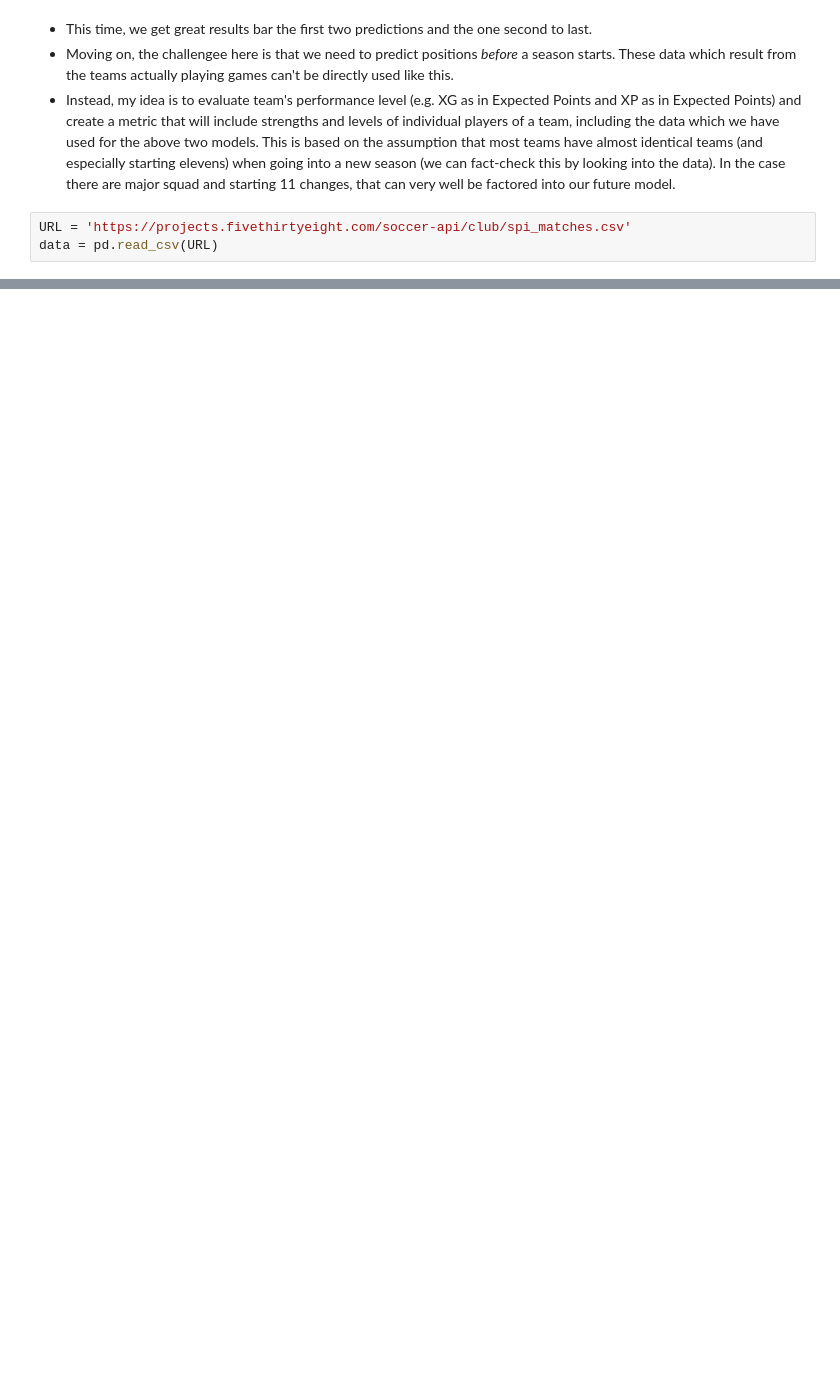
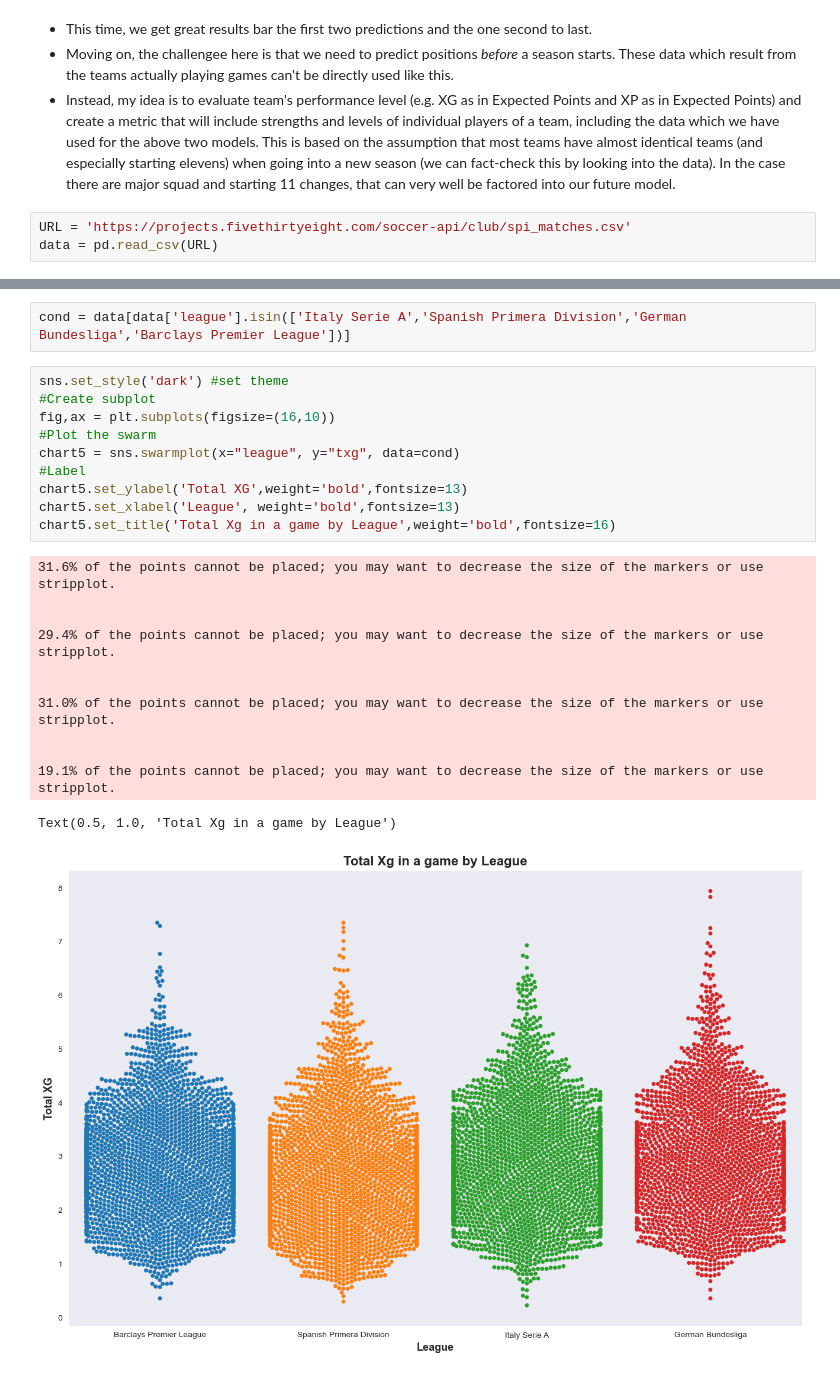
Before and after one commit to jasonkyungkim/pl_prediction, a Jupyter notebook: pl_stadings.ipynb, the cells around one changed output, grey strips where cells are left out. Drawn from its saved outputs; the diff is of its cells as text; blank space fills up the shorter version.

```diff
--- a/pl_stadings.ipynb
+++ b/pl_stadings.ipynb
@@ -246,0 +276,25 @@ Name: 60000, dtype: object
+# %%
+cond = data[data['league'].isin(['Italy Serie A','Spanish Primera Division','German Bundesliga','Barclays Premier League'])]
+# %%
+sns.set_style('dark') #set theme
+#Create subplot
+fig,ax = plt.subplots(figsize=(16,10))
+#Plot the swarm
+chart5 = sns.swarmplot(x="league", y="txg", data=cond)
+#Label
+chart5.set_ylabel('Total XG',weight='bold',fontsize=13)
+chart5.set_xlabel('League', weight='bold',fontsize=13)
+chart5.set_title('Total Xg in a game by League',weight='bold',fontsize=16)
+# %% [output]
+31.6% of the points cannot be placed; you may want to decrease the size of the markers or use stripplot.
+
+
+29.4% of the points cannot be placed; you may want to decrease the size of the markers or use stripplot.
+
+
+31.0% of the points cannot be placed; you may want to decrease the size of the markers or use stripplot.
+
+
+19.1% of the points cannot be placed; you may want to decrease the size of the markers or use stripplot.
+Text(0.5, 1.0, 'Total Xg in a game by League')
+[figure, added]
```
Also changed, not shown: parts of 16 cells of this notebook.
